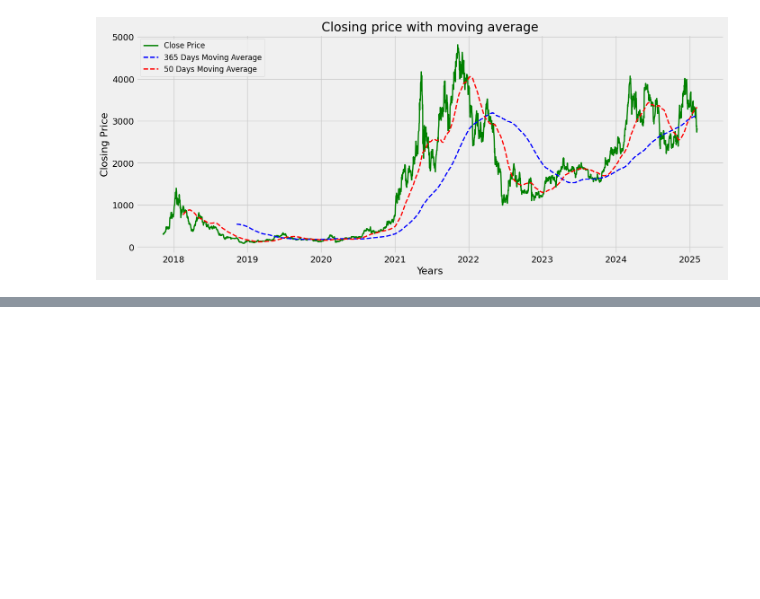
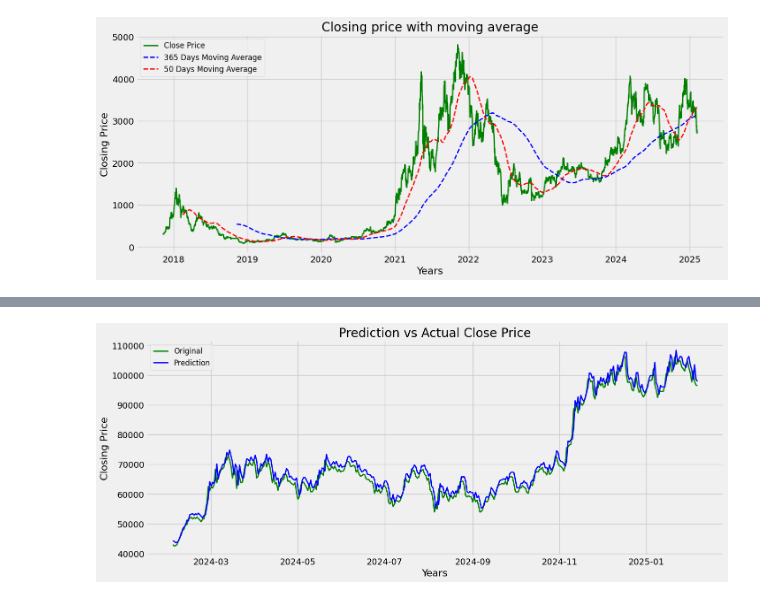
Before and after one commit to vaibhavbura/Crypto-Predication, a Jupyter notebook: pricePredictor.ipynb, the cells around one changed output, grey strips where cells are left out. Drawn from its saved outputs; the diff is of its cells as text; code cells hidden in the pictures; blank space fills up the shorter version.

Commit message:
LSTM model trained

```diff
--- a/pricePredictor.ipynb
+++ b/pricePredictor.ipynb
@@ -310,0 +366,16 @@ plt.show()
+# %%
+# Split into train and test sets
+train_size = int(len(x_data)*0.9)
+x_train, y_train = x_data[:train_size], y_data[:train_size]
+x_test, y_test = x_data[train_size:], y_data[train_size:]
+# %%
+model= Sequential([
+    LSTM(128, return_sequences= True, input_shape = (x_train.shape[1], 1)),
+    LSTM(128, return_sequences= False),
+    Dense(25),
+    Dense(1)
+
+])
+
+model.compile(optimizer = "adam", loss="mean_squared_error", metrics=['mae'])
+model.summary()
@@ -310,0 +403,2 @@ plt.show()
+# %%
+model.fit(x_train, y_train, batch_size=5, epochs=8)
@@ -310,0 +423,4 @@ plt.show()
+# %%
+predictions= model.predict(x_test)
+inv_predictions = scaler.inverse_transform(predictions)
+inv_y_test = scaler.inverse_transform(y_test)
@@ -310,0 +429,22 @@ plt.show()
+# %%
+plotting_data = pd.DataFrame(
+    {
+        'Original': inv_y_test.flatten(),
+        'Prediction': inv_predictions.flatten(),
+    }, index= closing_price.index[train_size + base_days:]
+)
+
+
+plt.figure(figsize=(15,6))
+plt.plot(plotting_data.index, plotting_data['Original'],label='Original',color='green',linewidth=2)
+plt.plot(plotting_data.index, plotting_data['Prediction'],label='Prediction',color='blue',linewidth=2)
+
+
+plt.title("Prediction vs Actual Close Price",fontsize=20)
+plt.xlabel("Years",fontsize=16)
+plt.ylabel("Closing Price",fontsize=16)
+plt.grid(0.3)
+plt.legend(fontsize=12)
+plt.show()
+# %% [output]
+[figure, added]
```
Also changed, not shown: parts of 18 cells of this notebook.
